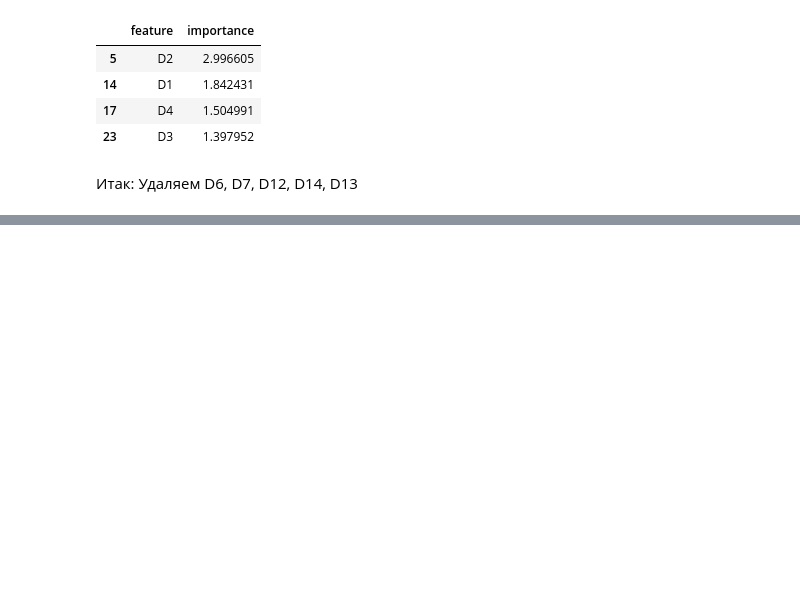
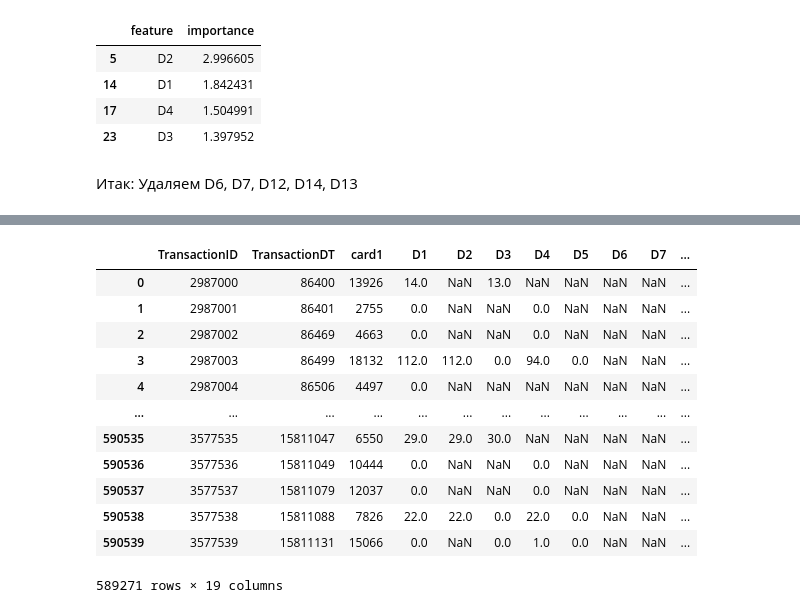
Before and after one commit to ElZho/ElZho, a Jupyter notebook: IsFraud_D_analyse.ipynb, the cells around one changed output, grey strips where cells are left out. Drawn from its saved outputs; the diff is of its cells as text; code cells hidden in the pictures; blank space fills up the shorter version.

```diff
--- a/IsFraud_D_analyse.ipynb
+++ b/IsFraud_D_analyse.ipynb
@@ -534,0 +555,16 @@ feature_imortans_second.query('feature in ("D1", "D2", "D3", "D4")')
+# %%
+data_train_full[~data_train_full['D1'].isna()]
+# %% [output]
+|  | TransactionID | TransactionDT | card1 | D1 | D2 | D3 | D4 | D5 | D6 | D7 | ... |
+| 0 | 2987000 | 86400 | 13926 | 14.0 | NaN | 13.0 | NaN | NaN | NaN | NaN | ... |
+| 1 | 2987001 | 86401 | 2755 | 0.0 | NaN | NaN | 0.0 | NaN | NaN | NaN | ... |
+| 2 | 2987002 | 86469 | 4663 | 0.0 | NaN | NaN | 0.0 | NaN | NaN | NaN | ... |
+| 3 | 2987003 | 86499 | 18132 | 112.0 | 112.0 | 0.0 | 94.0 | 0.0 | NaN | NaN | ... |
+| 4 | 2987004 | 86506 | 4497 | 0.0 | NaN | NaN | NaN | NaN | NaN | NaN | ... |
+| ... | ... | ... | ... | ... | ... | ... | ... | ... | ... | ... | ... |
+| 590535 | 3577535 | 15811047 | 6550 | 29.0 | 29.0 | 30.0 | NaN | NaN | NaN | NaN | ... |
+| 590536 | 3577536 | 15811049 | 10444 | 0.0 | NaN | NaN | 0.0 | NaN | NaN | NaN | ... |
+| 590537 | 3577537 | 15811079 | 12037 | 0.0 | NaN | NaN | 0.0 | NaN | NaN | NaN | ... |
+| 590538 | 3577538 | 15811088 | 7826 | 22.0 | 22.0 | 0.0 | 22.0 | 0.0 | NaN | NaN | ... |
+| 590539 | 3577539 | 15811131 | 15066 | 0.0 | NaN | 0.0 | 1.0 | 0.0 | NaN | NaN | ... |
+589271 rows × 19 columns
```
Also changed, not shown: parts of 4 cells of this notebook.
